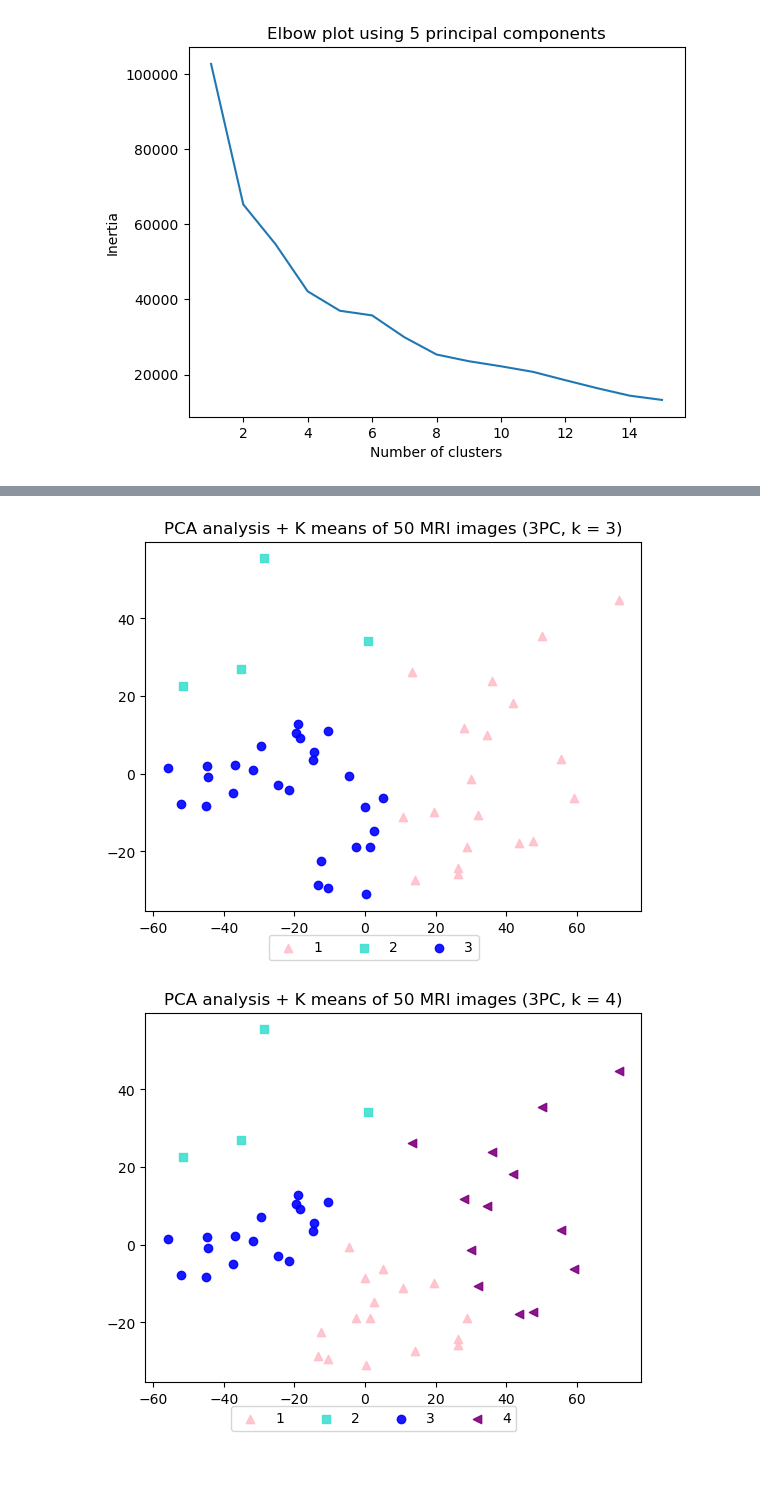
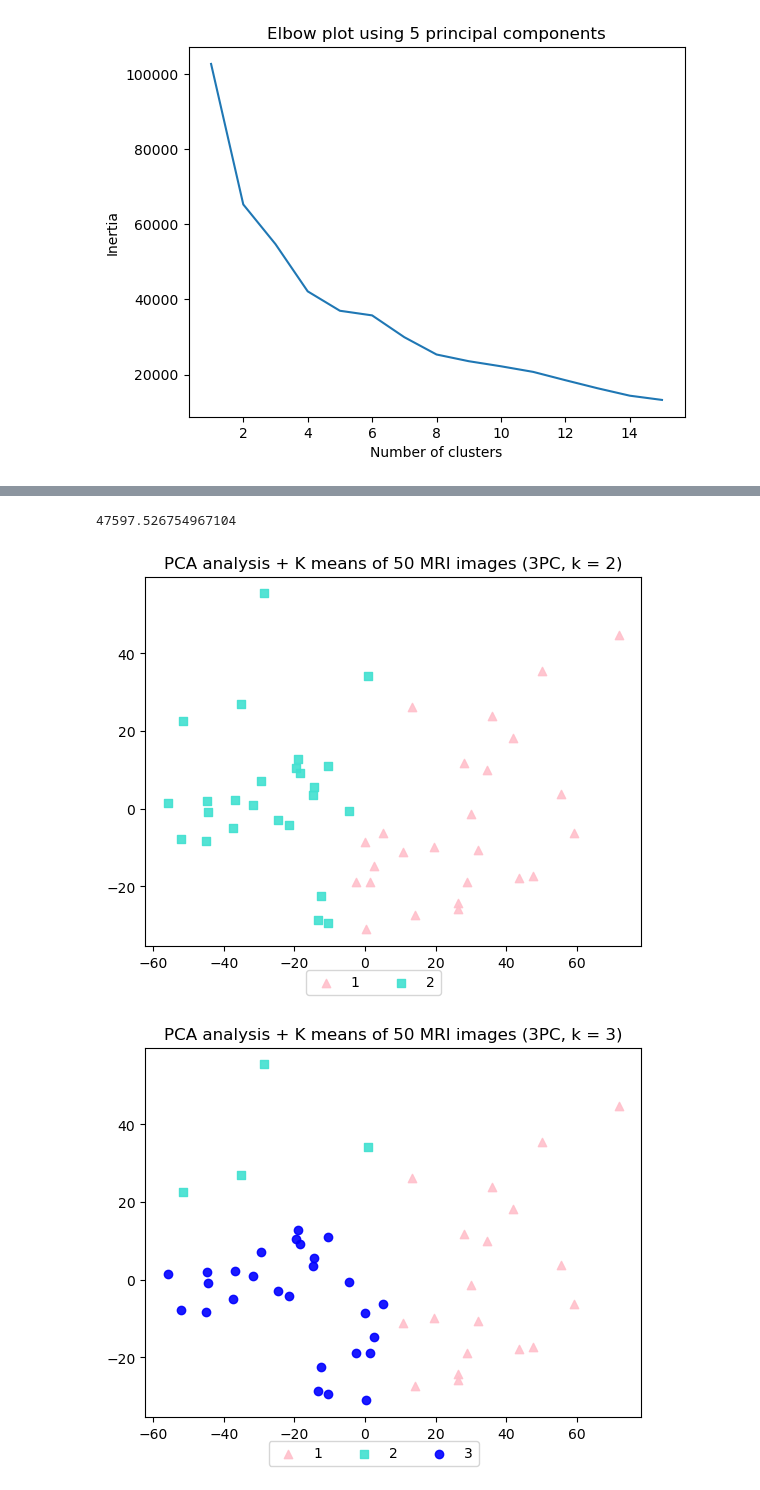
Before and after one commit to miranda2436/gene-sgan, a Jupyter notebook: mri_50_pca.ipynb, the cells around one changed output, grey strips where cells are left out. Cells and saved outputs as stored; diff of their text form; code cells hidden in the pictures.

```diff
--- a/mri_50_pca.ipynb
+++ b/mri_50_pca.ipynb
@@ -75,6 +75,27 @@ for j in range(4):
 [figure]
 # %%
 # 2 principal components
+
+
+fig, ax = plt.subplots()
+pca = PCA(n_components=2,random_state=42)
+pca_result = pca.fit_transform(imaging_data)
+kmeans = KMeans(n_clusters=2, random_state=0, n_init="auto").fit(pca_result)
+print(kmeans.inertia_)
+y = kmeans.labels_
+for l, c, m in zip([0,1], ["pink", "turquoise"], ('^', 's')):
+    ax.scatter(pca_result[y == l, 0],
+                pca_result[y == l, 1],
+                color=c,
+                label='cluster %s' % l,
+                alpha=0.9,
+                marker=m
+                )
+plt.title("PCA analysis + K means of 50 MRI images (2PC, k = 2)")
+labels = [1,2]
+fig.legend(labels, loc='lower center',ncol=len(labels))
+plt.show()
+
 
 fig, ax = plt.subplots()
 pca = PCA(n_components=2,random_state=42)
@@ -94,6 +115,7 @@ plt.title("PCA analysis + K means of 50 MRI images (2PC, k = 3)")
 labels = [1,2,3]
 fig.legend(labels, loc='lower center',ncol=len(labels))
 plt.show()
+
 
 fig, ax = plt.subplots()
 pca = PCA(n_components=2,random_state=42)
@@ -153,5 +177,24 @@ plt.show()
 # %%
 # 3 principal components
+
+fig, ax = plt.subplots()
+pca = PCA(n_components=3,random_state=42)
+pca_result = pca.fit_transform(imaging_data)
+kmeans = KMeans(n_clusters=2, random_state=0, n_init="auto").fit(pca_result)
+print(kmeans.inertia_)
+y = kmeans.labels_
+for l, c, m in zip([0,1], ["pink", "turquoise"], ('^', 's')):
+    ax.scatter(pca_result[y == l, 0],
+                pca_result[y == l, 1],
+                color=c,
+                label='cluster %s' % l,
+                alpha=0.9,
+                marker=m
+                )
+plt.title("PCA analysis + K means of 50 MRI images (3PC, k = 2)")
+labels = [1,2]
+fig.legend(labels, loc='lower center',ncol=len(labels))
+plt.show()
 
 fig, ax = plt.subplots()
 pca = PCA(n_components=3,random_state=42)
@@ -180,32 +223,33 @@ for l, c, m in zip([0,1,2,3], ["pink", "turquoise", "blue", "purple"], ('^', 's'
     ax.scatter(pca_result[y == l, 0],
                 pca_result[y == l, 1],
                 color=c,
                 label='cluster %s' % l,
                 alpha=0.9,
                 marker=m
                 )
 plt.title("PCA analysis + K means of 50 MRI images (3PC, k = 4)")
 labels = [1,2,3,4]
 fig.legend(labels, loc='lower center',ncol=len(labels))
 plt.show()
 
 fig, ax = plt.subplots()
 pca = PCA(n_components=3,random_state=42)
 pca_result = pca.fit_transform(imaging_data)
 kmeans = KMeans(n_clusters=5, random_state=0, n_init="auto").fit(pca_result)
 y = kmeans.labels_
 for l, c, m in zip([0,1,2,3,4], ["pink", "turquoise", "blue", "purple", "orange"], ('^', 's', "o", "<", ">")):
     ax.scatter(pca_result[y == l, 0],
                 pca_result[y == l, 1],
                 color=c,
                 label='cluster %s' % l,
                 alpha=0.9,
                 marker=m
                 )
 plt.title("PCA analysis + K means of 50 MRI images (3PC, k = 5)")
 labels = [1,2,3,4,5]
 fig.legend(labels, loc='lower center',ncol=len(labels))
 plt.show()
 # %% [output]
+47597.526754967104
-[figure, old version]
+[figure, new version]
-[figure, old version]
+[figure, new version]
```
Also changed, not shown: parts of 4 cells of this notebook.
